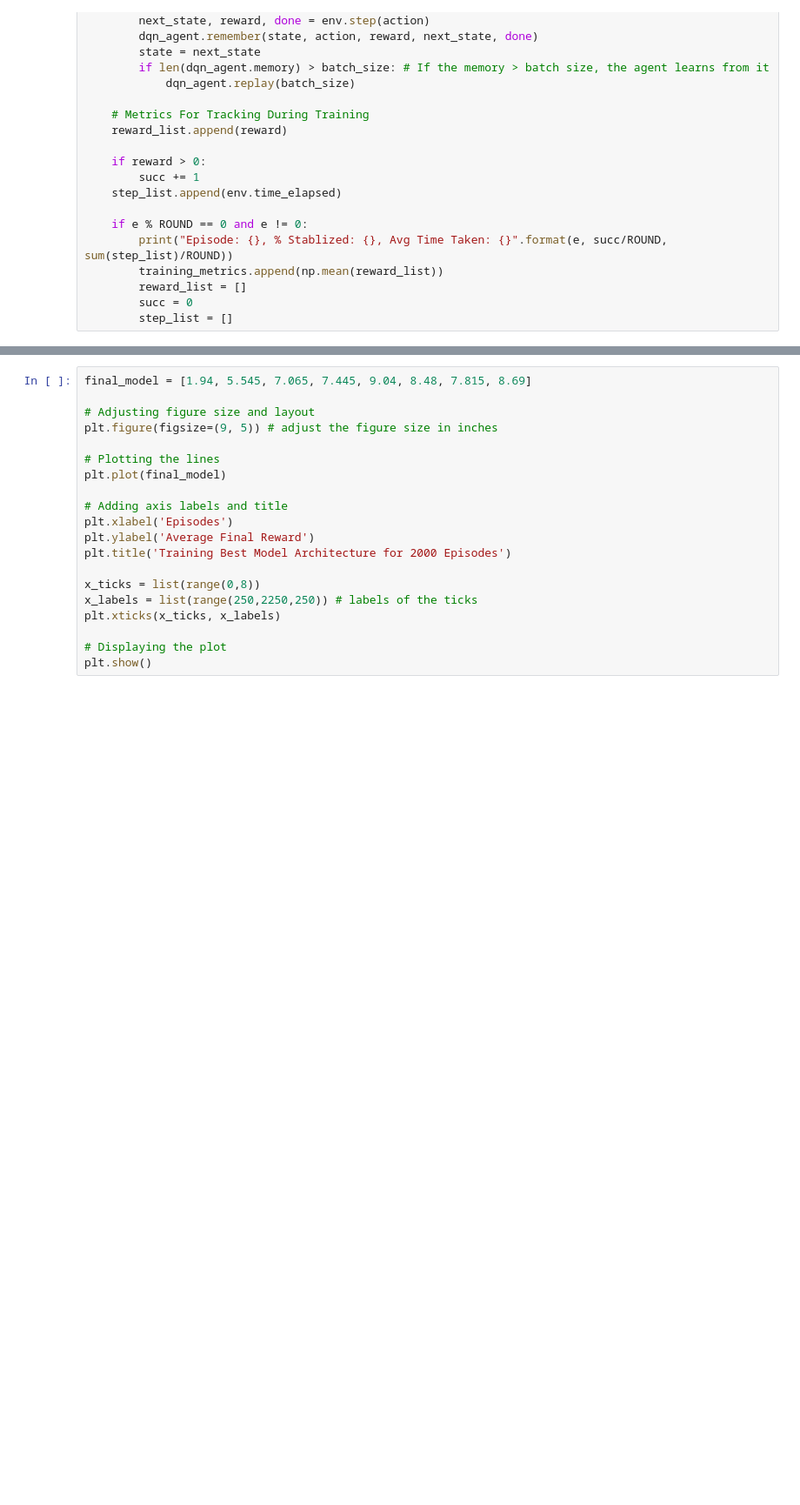
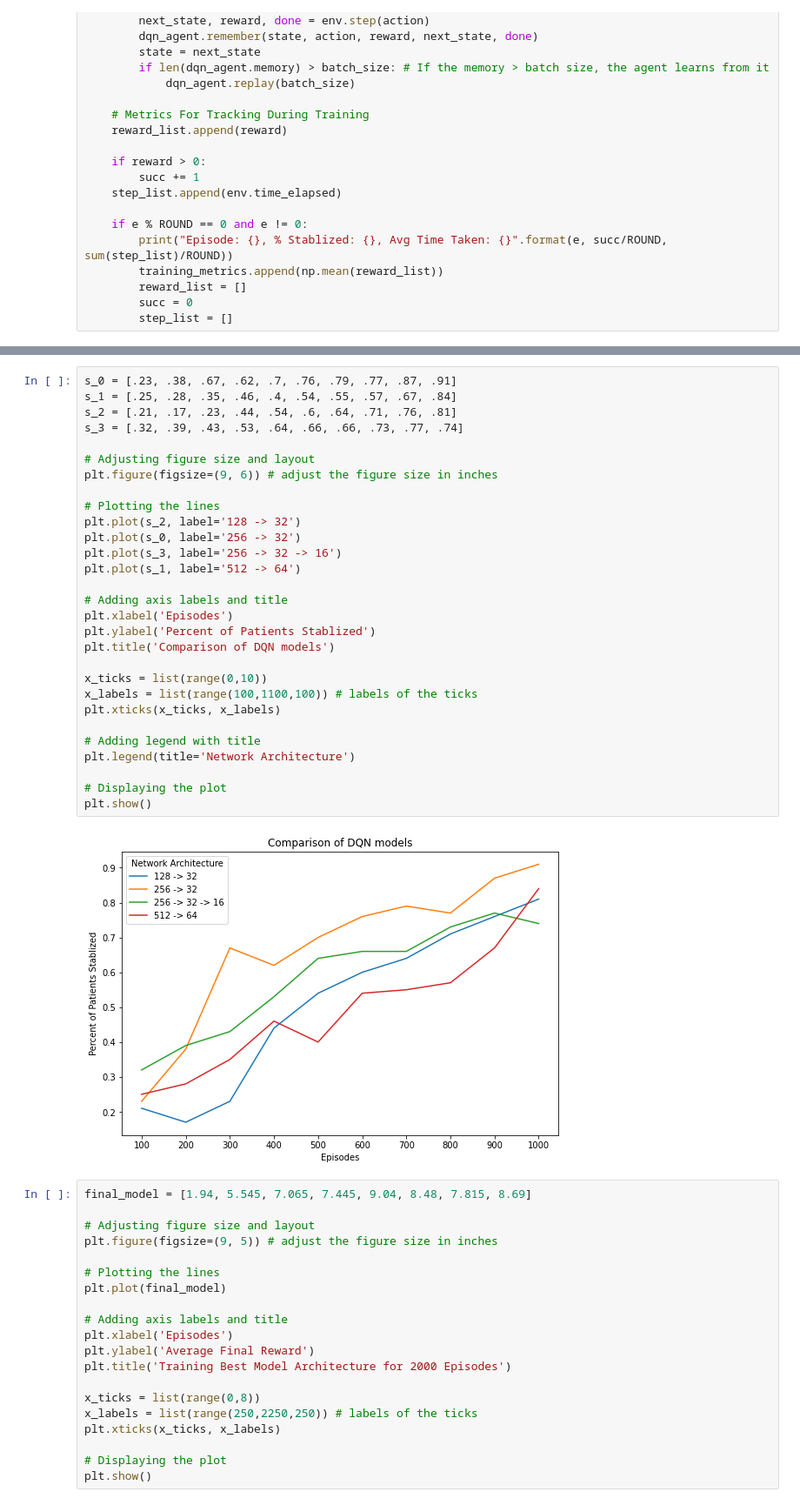
Before and after one commit to Kdossal/PHP2650-FinalProj, a Jupyter notebook: Code/PatientTreatment.ipynb, the cells around one changed output, grey strips where cells are left out. Shown at 87% size. Cells and saved outputs as stored; diff of their text form; blank space fills up the shorter version.

```diff
--- a/Code/PatientTreatment.ipynb
+++ b/Code/PatientTreatment.ipynb
@@ -423,3 +423,34 @@ plt.show()
+# %%
+s_0 = [.23, .38, .67, .62, .7, .76, .79, .77, .87, .91]
+s_1 = [.25, .28, .35, .46, .4, .54, .55, .57, .67, .84]
+s_2 = [.21, .17, .23, .44, .54, .6, .64, .71, .76, .81]
+s_3 = [.32, .39, .43, .53, .64, .66, .66, .73, .77, .74]
+
+# Adjusting figure size and layout
+plt.figure(figsize=(9, 6)) # adjust the figure size in inches
+
+# Plotting the lines
+plt.plot(s_2, label='128 -> 32')
+plt.plot(s_0, label='256 -> 32')
+plt.plot(s_3, label='256 -> 32 -> 16')
+plt.plot(s_1, label='512 -> 64')
+
+# Adding axis labels and title
+plt.xlabel('Episodes')
+plt.ylabel('Percent of Patients Stablized')
+plt.title('Comparison of DQN models')
+
+x_ticks = list(range(0,10))
+x_labels = list(range(100,1100,100)) # labels of the ticks
+plt.xticks(x_ticks, x_labels)
+
+# Adding legend with title
+plt.legend(title='Network Architecture')
+
+# Displaying the plot
+plt.show()
+# %% [output]
+[figure, added]
 # %%
 final_model = [1.94, 5.545, 7.065, 7.445, 9.04, 8.48, 7.815, 8.69]
 
```
Also changed, not shown: parts of 1 cell of this notebook, 3 other files.
